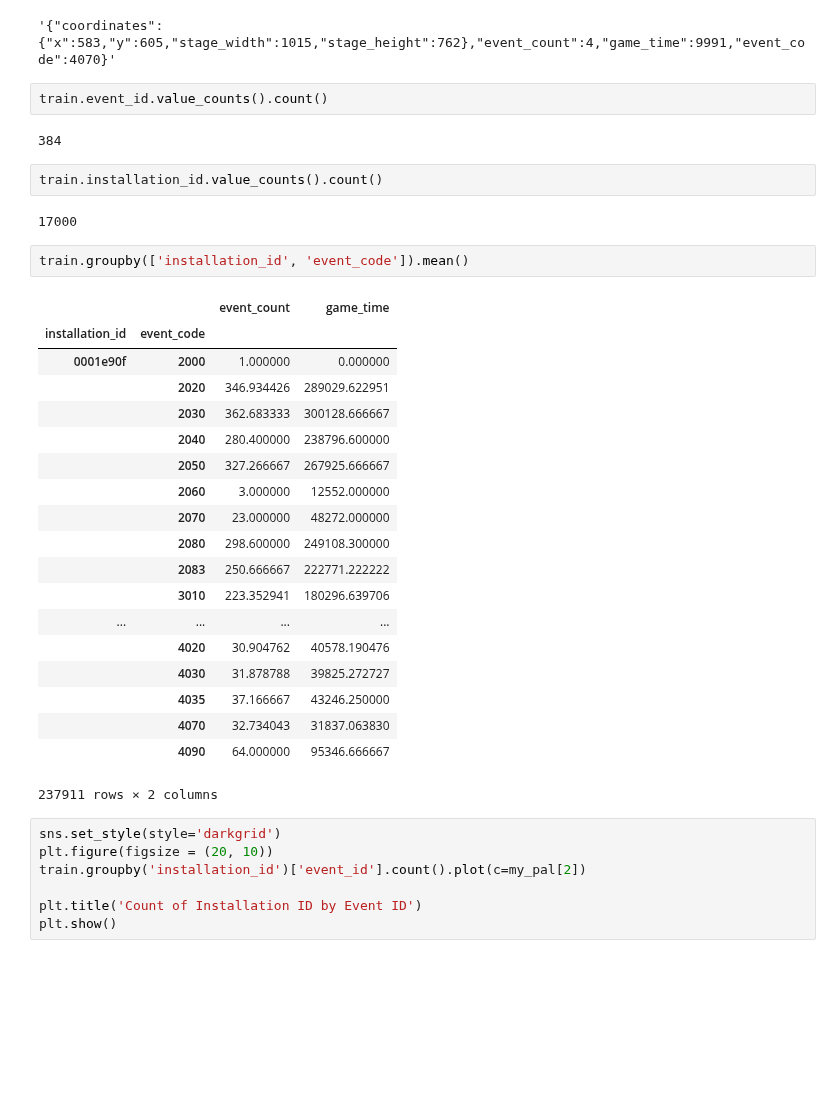
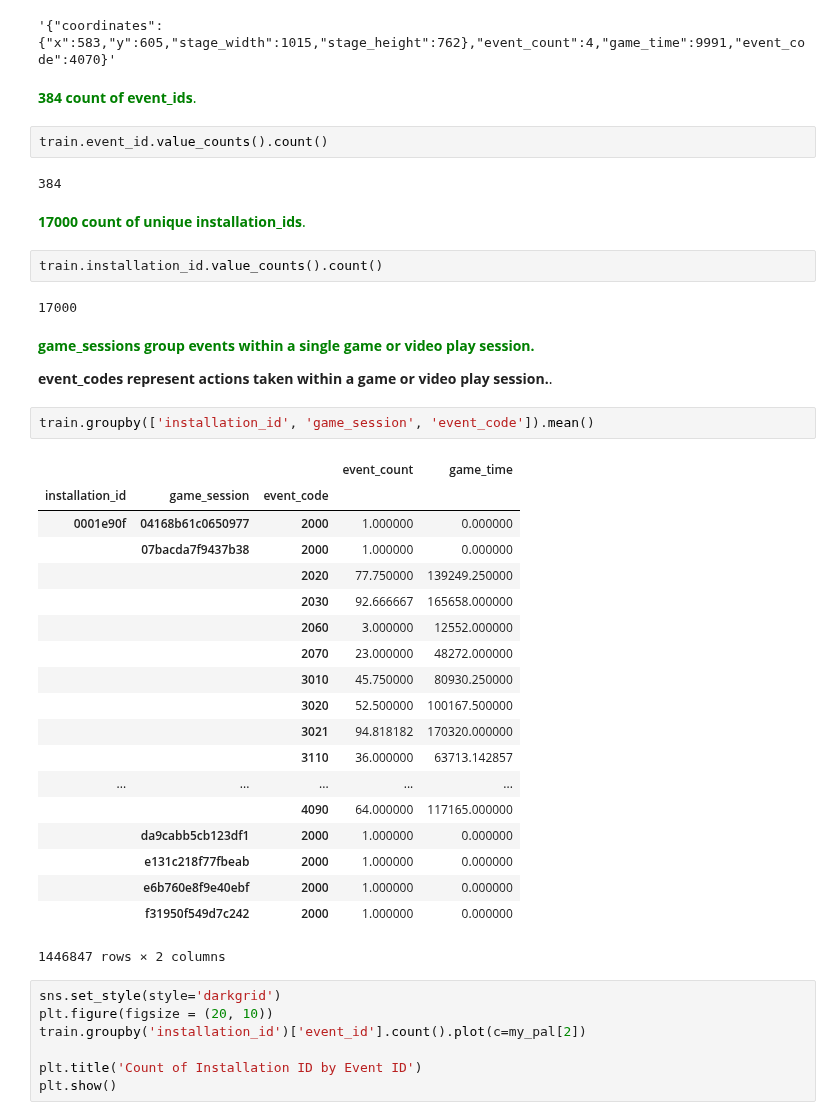
Before and after one commit to cats-in-the-hat/PBS-KIDS2, a Jupyter notebook: faith_starter.ipynb, the cells around one changed output. Cells and saved outputs as stored; diff of their text form; blank space fills up the shorter version.

```diff
--- a/faith_starter.ipynb
+++ b/faith_starter.ipynb
@@ -205,36 +213,44 @@ Name: title, dtype: int64
 train['event_data'][5]
 # %% [output]
 '{"coordinates":{"x":583,"y":605,"stage_width":1015,"stage_height":762},"event_count":4,"game_time":9991,"event_code":4070}'
+# %% [markdown]
+<font color=green>**384 count of event_ids**.</font>
 # %%
 train.event_id.value_counts().count()
 # %% [output]
 384
+# %% [markdown]
+<font color=green>**17000 count of unique installation_ids**.</font>
 # %%
 train.installation_id.value_counts().count()
 # %% [output]
 17000
+# %% [markdown]
+<font color=green>**game_sessions group events within a single game or video play session.**
+
+**event_codes represent actions taken within a game or video play session.**.</font>
 # %%
-train.groupby(['installation_id', 'event_code']).mean()
+train.groupby(['installation_id', 'game_session', 'event_code']).mean()
 # %% [output]
-|  |  | event_count | game_time |
-| installation_id | event_code |  |  |
-| 0001e90f | 2000 | 1.000000 | 0.000000 |
-|  | 2020 | 346.934426 | 289029.622951 |
-|  | 2030 | 362.683333 | 300128.666667 |
-|  | 2040 | 280.400000 | 238796.600000 |
-|  | 2050 | 327.266667 | 267925.666667 |
-|  | 2060 | 3.000000 | 12552.000000 |
-|  | 2070 | 23.000000 | 48272.000000 |
-|  | 2080 | 298.600000 | 249108.300000 |
-|  | 2083 | 250.666667 | 222771.222222 |
-|  | 3010 | 223.352941 | 180296.639706 |
-| ... | ... | ... | ... |
-|  | 4020 | 30.904762 | 40578.190476 |
-|  | 4030 | 31.878788 | 39825.272727 |
-|  | 4035 | 37.166667 | 43246.250000 |
-|  | 4070 | 32.734043 | 31837.063830 |
-|  | 4090 | 64.000000 | 95346.666667 |
+|  |  |  | event_count | game_time |
+| installation_id | game_session | event_code |  |  |
+| 0001e90f | 04168b61c0650977 | 2000 | 1.000000 | 0.000000 |
+|  | 07bacda7f9437b38 | 2000 | 1.000000 | 0.000000 |
+|  |  | 2020 | 77.750000 | 139249.250000 |
+|  |  | 2030 | 92.666667 | 165658.000000 |
+|  |  | 2060 | 3.000000 | 12552.000000 |
+|  |  | 2070 | 23.000000 | 48272.000000 |
+|  |  | 3010 | 45.750000 | 80930.250000 |
+|  |  | 3020 | 52.500000 | 100167.500000 |
+|  |  | 3021 | 94.818182 | 170320.000000 |
+|  |  | 3110 | 36.000000 | 63713.142857 |
+| ... | ... | ... | ... | ... |
+|  |  | 4090 | 64.000000 | 117165.000000 |
+|  | da9cabb5cb123df1 | 2000 | 1.000000 | 0.000000 |
+|  | e131c218f77fbeab | 2000 | 1.000000 | 0.000000 |
+|  | e6b760e8f9e40ebf | 2000 | 1.000000 | 0.000000 |
+|  | f31950f549d7c242 | 2000 | 1.000000 | 0.000000 |
-237911 rows × 2 columns
+1446847 rows × 2 columns
 # %%
 sns.set_style(style='darkgrid')
 plt.figure(figsize = (20, 10))
```
Also changed, not shown: parts of 9 cells of this notebook.
